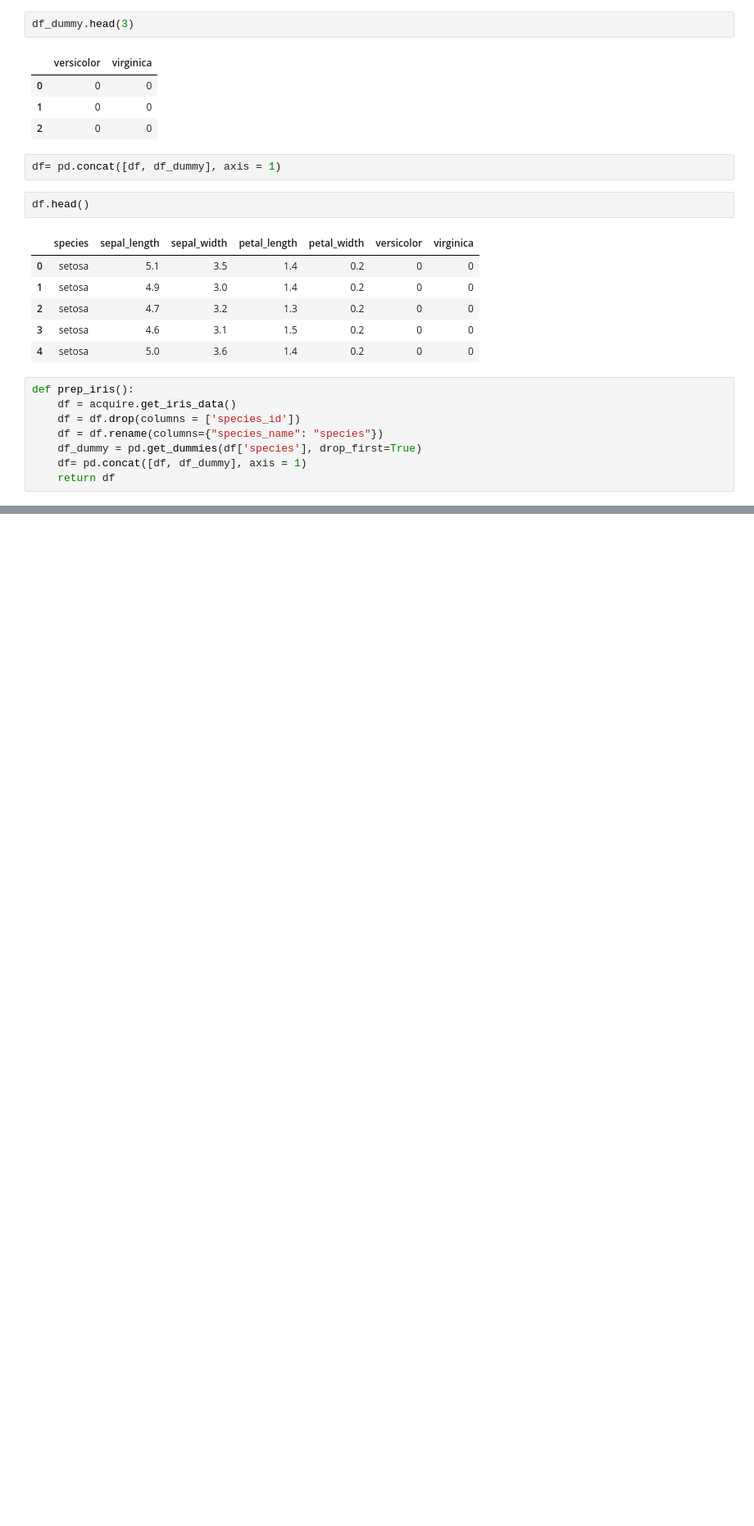
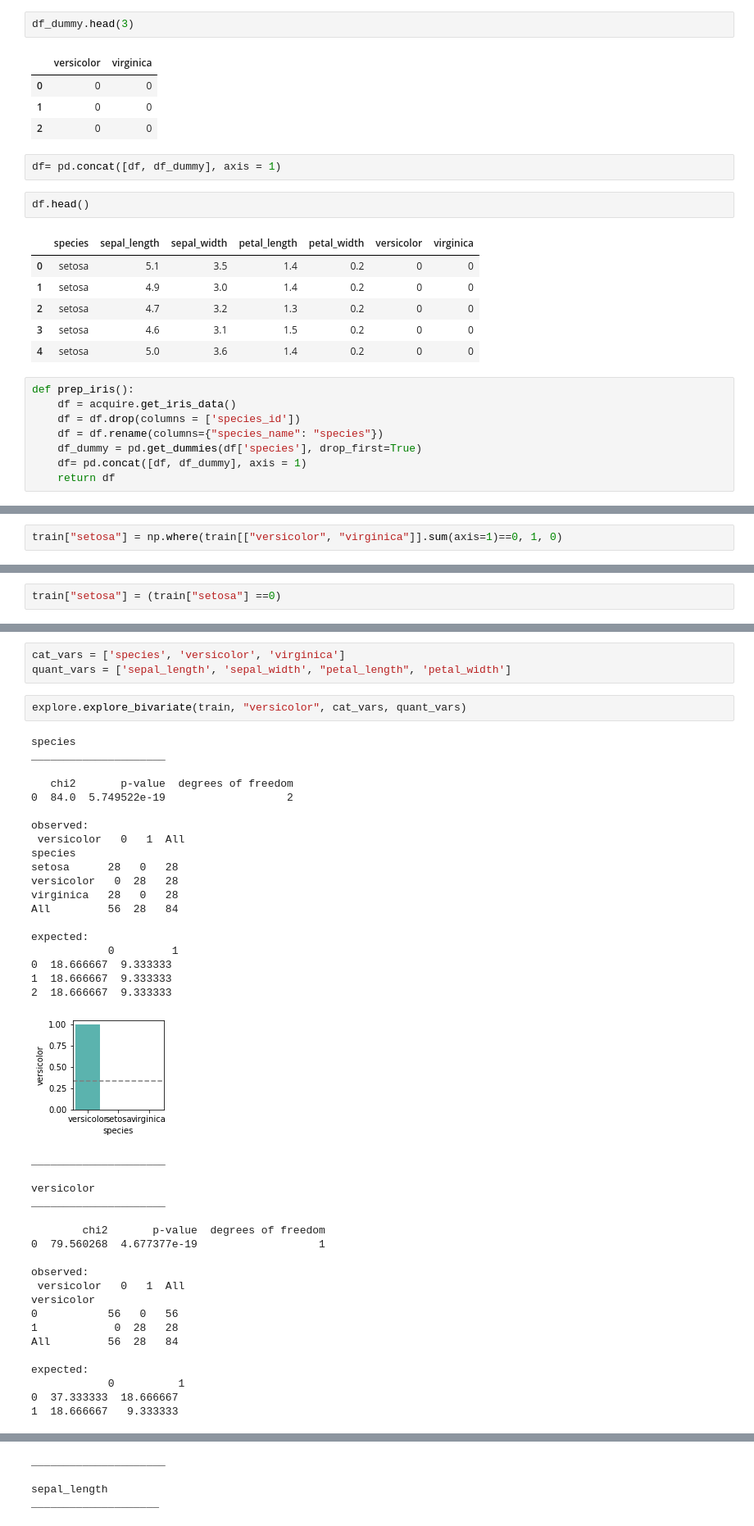
Before and after one commit to joshuamchavez2/classification-exercises, a Jupyter notebook: classification_exercises.ipynb, the cells around one changed output, grey strips where cells are left out. Shown: that part at 82% size. Cells and saved outputs as stored; diff of their text form; blank space fills up the shorter version.

```diff
--- a/classification_exercises.ipynb
+++ b/classification_exercises.ipynb
@@ -323,0 +461,2 @@ def prep_iris():
+# %%
+train["setosa"] = np.where(train[["versicolor", "virginica"]].sum(axis=1)==0, 1, 0)
@@ -323,0 +472,2 @@ def prep_iris():
+# %%
+train["setosa"] = (train["setosa"] ==0)
@@ -323,0 +483,45 @@ def prep_iris():
+# %%
+cat_vars = ['species', 'versicolor', 'virginica']
+quant_vars = ['sepal_length', 'sepal_width', "petal_length", 'petal_width']
+# %%
+explore.explore_bivariate(train, "versicolor", cat_vars, quant_vars)
+# %% [output]
+species
+_____________________
+
+   chi2       p-value  degrees of freedom
+0  84.0  5.749522e-19                   2
+
+observed:
+ versicolor   0   1  All
+species
+setosa      28   0   28
+versicolor   0  28   28
+virginica   28   0   28
+All         56  28   84
+
+expected:
+            0         1
+0  18.666667  9.333333
+1  18.666667  9.333333
+2  18.666667  9.333333
+[figure, added]
+_____________________
+
+versicolor
+_____________________
+
+        chi2       p-value  degrees of freedom
+0  79.560268  4.677377e-19                   1
+
+observed:
+ versicolor   0   1  All
+versicolor
+0           56   0   56
+1            0  28   28
+All         56  28   84
+
+expected:
+            0          1
+0  37.333333  18.666667
+1  18.666667   9.333333
@@ -323,0 +549,4 @@ def prep_iris():
+_____________________
+
+sepal_length
+____________________
```
Also changed, not shown: parts of 21 cells of this notebook, 2 other files.
